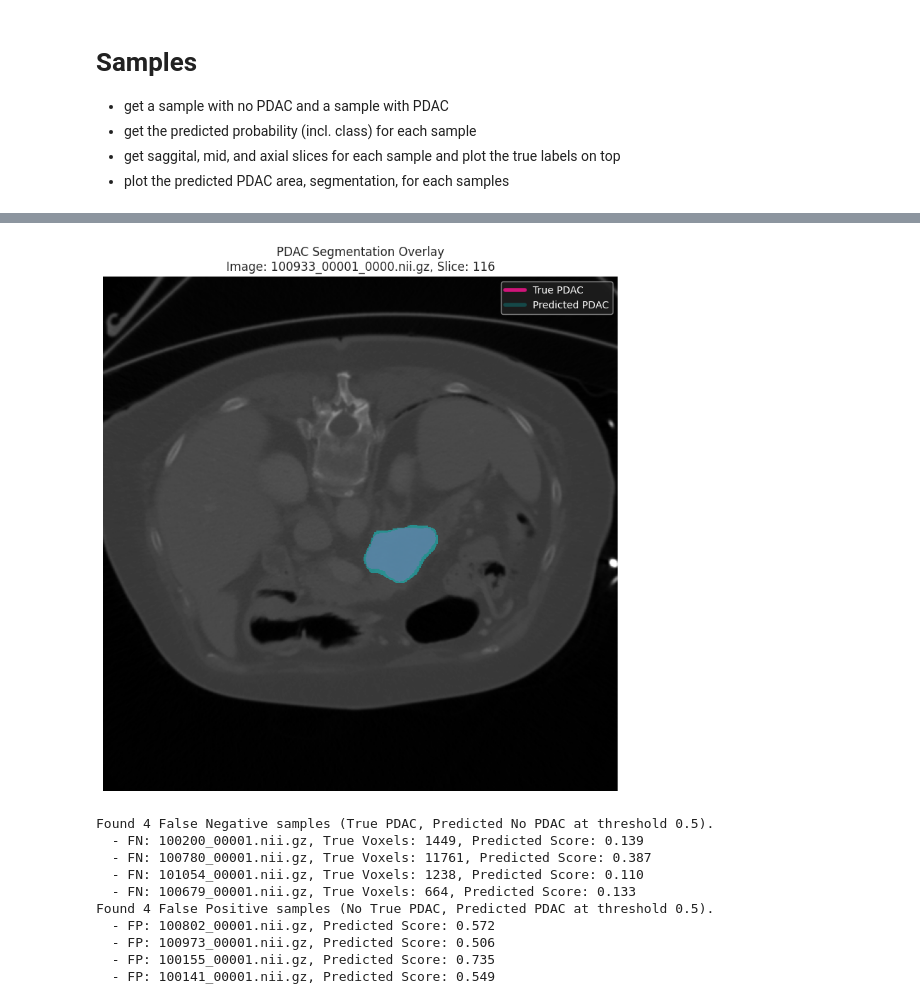
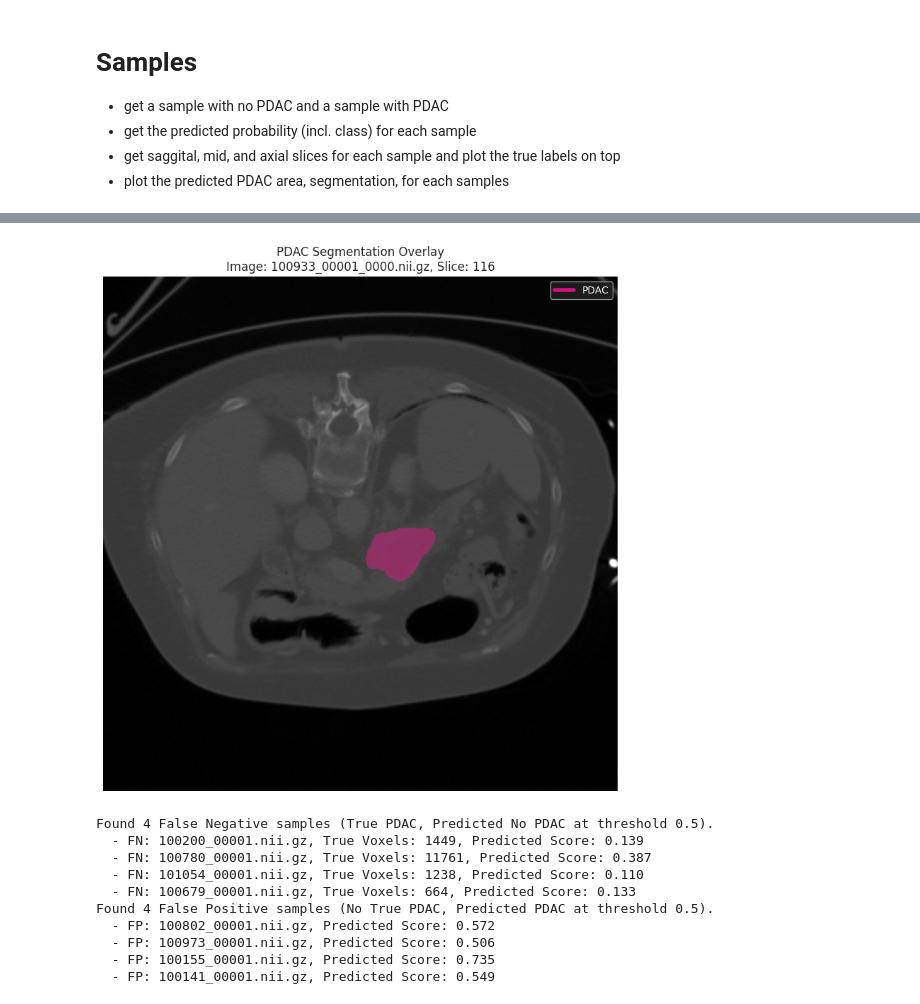
Before and after one commit to mirklys/PDAC_Detection_forked, a Jupyter notebook: test_model.ipynb, the cells around one changed output, grey strips where cells are left out. Saved outputs shown, nothing was run; the diff lists cells and outputs as text; code cells hidden in the pictures.

```diff
--- a/test_model.ipynb
+++ b/test_model.ipynb
@@ -413,7 +413,7 @@ def plot_true_and_predicted_segmentation_overlay(
             cmap=ListedColormap(["none", "deeppink"]),
             alpha=0.4,
             origin="lower",
-            label="True PDAC",
+            label="PDAC",
         )
     else:
         print(
@@ -424,7 +424,7 @@ def plot_true_and_predicted_segmentation_overlay(
             [],
             color="deeppink",
             alpha=0.4,
-            label="True PDAC (not present on slice)",
+            label="PDAC (not present on slice)",
         )
 
     # Overlay predicted PDAC lesion
@@ -459,7 +459,7 @@ def plot_true_and_predicted_segmentation_overlay(
     handles = []
     if np.sum(true_pdac_mask_slice) > 0:  # Only add if present
         handles.append(
-            plt.Line2D([0], [0], color="deeppink", lw=4, alpha=0.8, label="True PDAC")
+            plt.Line2D([0], [0], color="deeppink", lw=4, alpha=0.8, label="PDAC")
         )
     if (
         predicted_pdac_map_slice is not None and np.sum(predicted_pdac_map_slice) > 0
@@ -498,7 +498,7 @@ plot_true_and_predicted_segmentation_overlay(
     true_label_filename=sample_to_plot,
     image_dir=IMAGE_DIR,
     true_label_dir=TRUE_LABEL_DIR,
-    predicted_map_dir=PREDICTED_MAP_DIR,  # Use the defined constant
+    predicted_map_dir=None,  # Use the defined constant
     pdac_label_id=PDAC_LABEL_ID,
 )
 # %% [output]
@@ -506,4 +508,4 @@ Visualizing sample with PDAC: 100933_00001.nii.gz
-[figure, old version]
+[figure, new version]
 # %%
 CLASSIFICATION_THRESHOLD = 0.5
 
```
Also changed, not shown: parts of 3 cells of this notebook, 5 other files.
